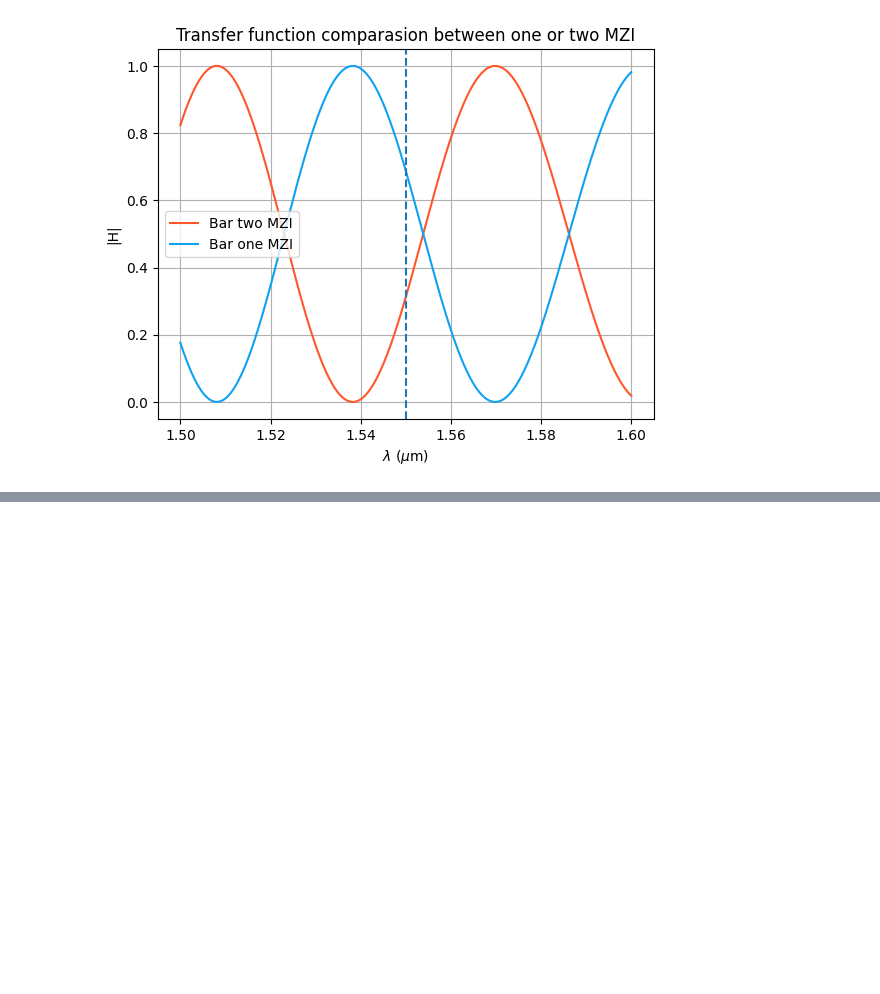
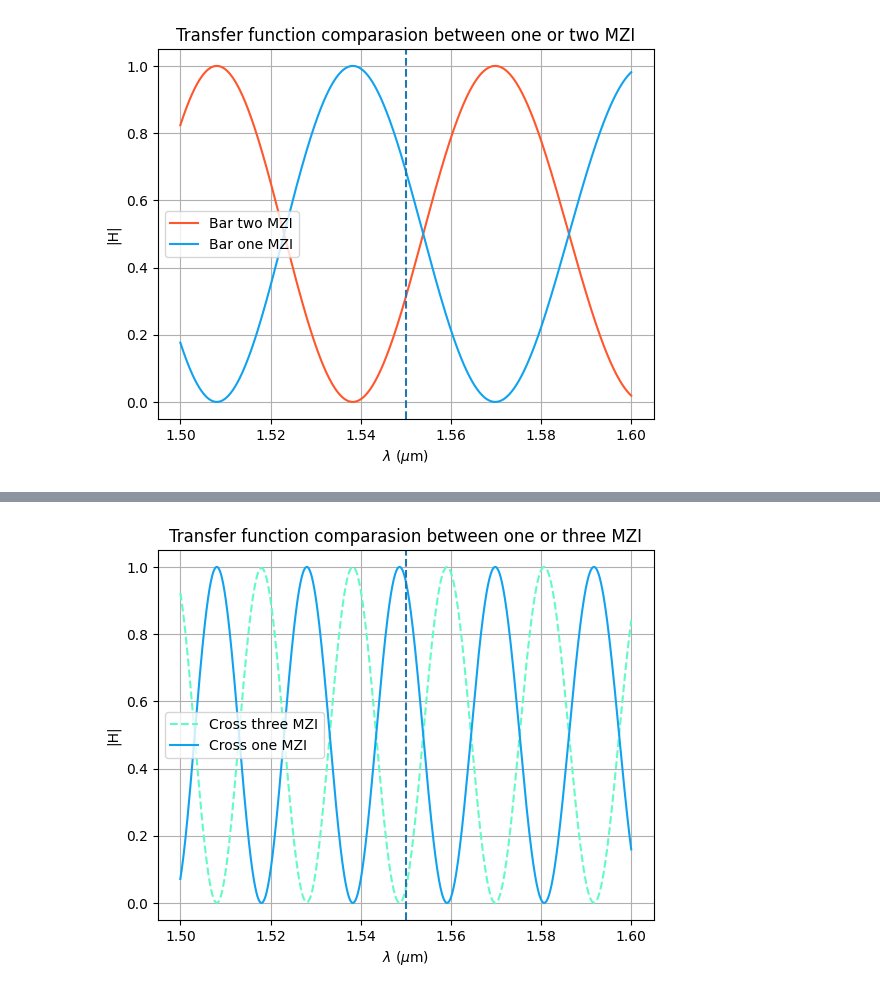
Before and after one commit to DBAEASE/pic-upv-lab3, a Jupyter notebook: 30_INTERFEROMETERS_v2025_STUDENTS_UPDATE2.ipynb, the cells around one changed output, grey strips where cells are left out. Saved outputs shown, nothing was run; the diff lists cells and outputs as text; code cells hidden in the pictures; blank space fills up the shorter version.

```diff
--- a/30_INTERFEROMETERS_v2025_STUDENTS_UPDATE2.ipynb
+++ b/30_INTERFEROMETERS_v2025_STUDENTS_UPDATE2.ipynb
@@ -1433,0 +1419,26 @@ plt.show()
+# %%
+mzi_test = mzi(wl = wvl, coup_a={"coupling":K_a},wvg_u={"wl":wvl,"neff":neffu, "length": 80, "loss":alphau},wvg_d={"wl":wvl, "neff":neffu, "length": 20, "loss":alphad},
+coup_b={"coupling":K_b},
+            )
+
+h00 = mzi_test["in0", "out0"]
+h01 = mzi_test["in0", "out1"]
+h11 = mzi_test["in1", "out1"]
+h10 = mzi_test["in1", "out0"]
+# %%
+color = cm.rainbow(np.linspace(0, 1, 10))
+plt.figure()
+plt.plot(wvl, np.abs(h10_22)**2, linestyle="--", color=color[4], label=f"Cross three MZI")
+plt.plot(wvl, np.abs(h10)**2, linestyle="-", color=color[2], label=f"Cross one MZI")
+plt.axvline(1.55, linestyle = '--' )
+# Values of the mathematical mode
+#plt.plot(wvl, H22, linestyle='-', color=color[1], label='H22')
+#plt.plot(wvl, H21, linestyle='--', color=color[1], label='H21')
+plt.xlabel(r'$\lambda$ ($\mu$m)')
+plt.ylabel('|H|')
+plt.title(f'Transfer function comparasion between one or three MZI')
+plt.grid(True)
+plt.legend()
+plt.show()
+# %% [output]
+[figure, added]
```
Also changed, not shown: parts of 4 cells of this notebook, 1 other file.
